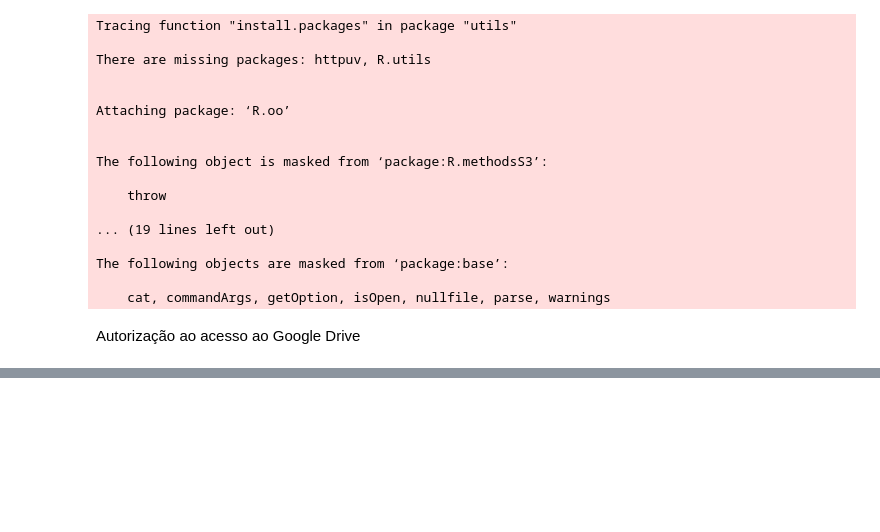
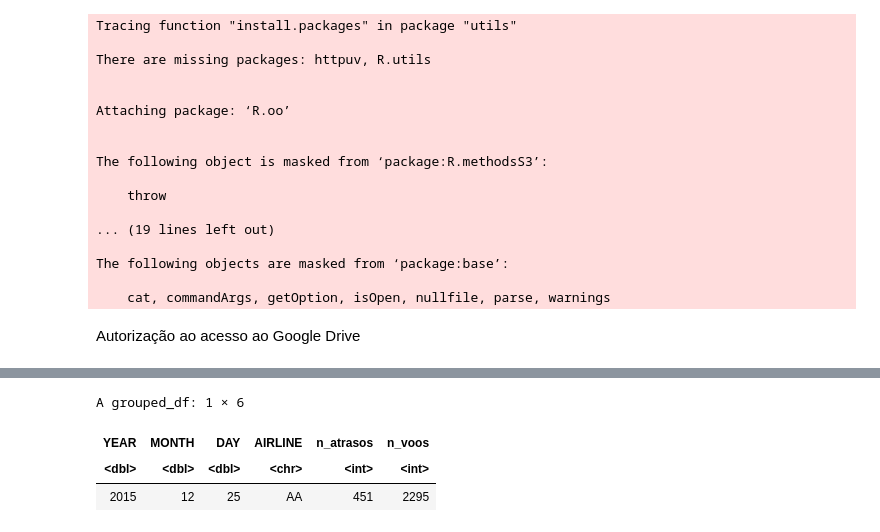
Before and after one commit to kazut98/me315, a Jupyter notebook: ME315_Lab02.ipynb, the cells around one changed output, grey strips where cells are left out. Saved outputs shown, nothing was run; the diff lists cells and outputs as text; code cells hidden in the pictures; blank space fills up the shorter version.

```diff
--- a/ME315_Lab02.ipynb
+++ b/ME315_Lab02.ipynb
@@ -86,0 +146,12 @@ Enter authorization code: eyJjb2RlIjoiNC8wQWRldTVCV0hHNFVjVUxscUJtc3MxYUtud0g1az
+# %%
+getStats = function(input, pos){
+input %>% filter(AIRLINE %in% c("AA", "DL", "US", "UA")) %>%
+   select(YEAR, MONTH, DAY, AIRLINE, ARRIVAL_DELAY) %>%
+     drop_na() %>%
+     group_by(YEAR, MONTH, DAY, AIRLINE) %>%
+     summarise(n_atrasos = sum(ARRIVAL_DELAY > 10), n_voos = n())
+}
+# %%
+suficientes = read_csv_chunked("flights.csv.zip",
+ callback = DataFrameCallback$new(getStats), chunk_size = 100000)
+  #callback cria um dataframe a partir de tds tabelas criadas por getstats
@@ -86,0 +195,7 @@ Enter authorization code: eyJjb2RlIjoiNC8wQWRldTVCV0hHNFVjVUxscUJtc3MxYUtud0g1az
+# %%
+suficientes %>% filter(YEAR == 2015, MONTH == 12, DAY == 25, AIRLINE == "AA")
+# %% [output]
+A grouped_df: 1 × 6
+| YEAR | MONTH | DAY | AIRLINE | n_atrasos | n_voos |
+| <dbl> | <dbl> | <dbl> | <chr> | <int> | <int> |
+| 2015 | 12 | 25 | AA | 451 | 2295 |
```
Also changed, not shown: parts of 10 cells of this notebook.
